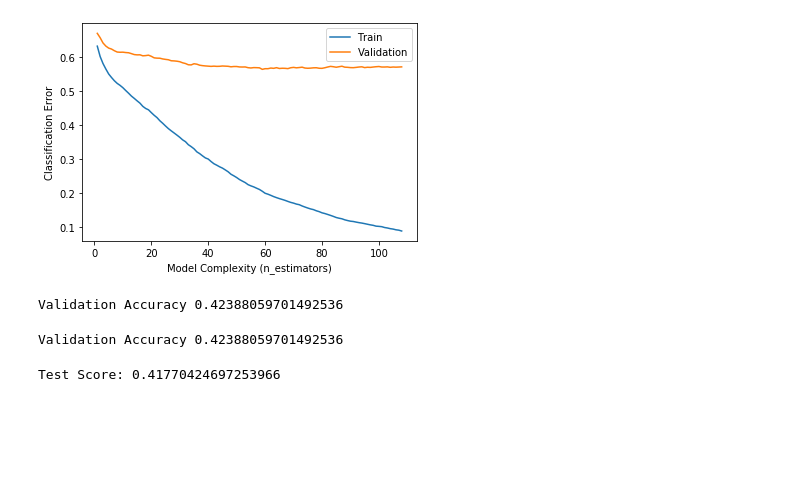
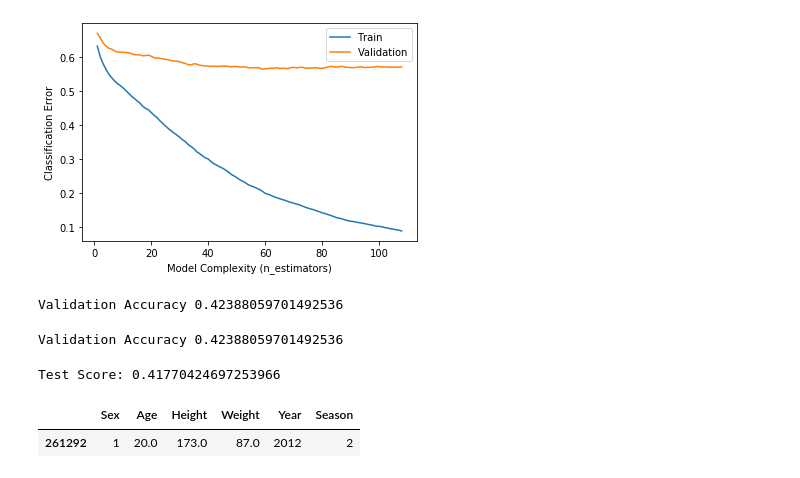
Before and after one commit to AmyBeisel/Olympics-Data, a Jupyter notebook: notebooks/LS_DS_231_assignment_AMY_BEISEL.ipynb, the cells around one changed output. Saved outputs shown, nothing was run; the diff lists cells and outputs as text; code cells hidden in the pictures; blank space fills up the shorter version.

```diff
--- a/notebooks/LS_DS_231_assignment_AMY_BEISEL.ipynb
+++ b/notebooks/LS_DS_231_assignment_AMY_BEISEL.ipynb
@@ -605,0 +610,5 @@ Test Score: 0.41770424697253966
+# %%
+X_test_encoded.iloc[[1]]
+# %% [output]
+|  | Sex | Age | Height | Weight | Year | Season |
+| 261292 | 1 | 20.0 | 173.0 | 87.0 | 2012 | 2 |
```
Also changed, not shown: parts of 9 cells of this notebook.
